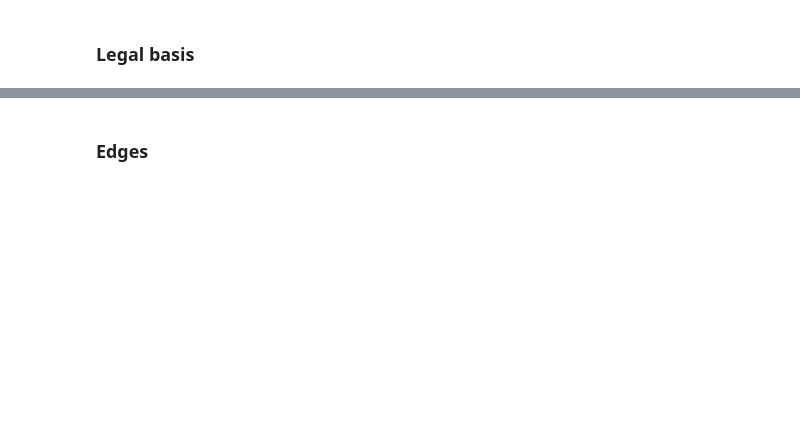
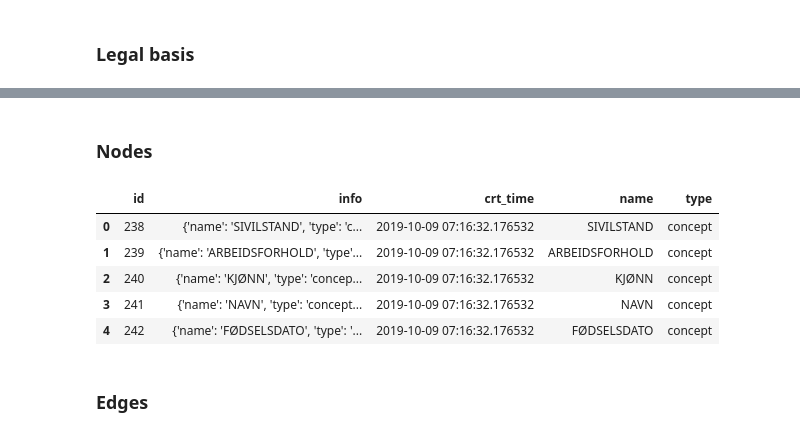
Before and after one commit to navikt/data-catalog-graph, a Jupyter notebook: notebooks/populate database.ipynb, the cells around one changed output, grey strips where cells are left out. Cells and saved outputs as stored; diff of their text form; code cells hidden in the pictures; blank space fills up the shorter version.

```diff
--- a/notebooks/populate database.ipynb
+++ b/notebooks/populate database.ipynb
@@ -167,2 +250,16 @@ df.tail()
+# %% [markdown]
+### Nodes
+# %%
+df_nodes = sqlio.read_sql_query("select * from tbl_detail", conn)
+df_nodes['name'] = df_nodes['info'].apply(lambda x : x['name'])
+df_nodes['type'] = df_nodes['info'].apply(lambda x : x['type'])
+df_nodes.head()
+# %% [output]
+|  | id | info | crt_time | name | type |
+| 0 | 238 | {'name': 'SIVILSTAND', 'type': 'c... | 2019-10-09 07:16:32.176532 | SIVILSTAND | concept |
+| 1 | 239 | {'name': 'ARBEIDSFORHOLD', 'type'... | 2019-10-09 07:16:32.176532 | ARBEIDSFORHOLD | concept |
+| 2 | 240 | {'name': 'KJØNN', 'type': 'concep... | 2019-10-09 07:16:32.176532 | KJØNN | concept |
+| 3 | 241 | {'name': 'NAVN', 'type': 'concept... | 2019-10-09 07:16:32.176532 | NAVN | concept |
+| 4 | 242 | {'name': 'FØDSELSDATO', 'type': '... | 2019-10-09 07:16:32.176532 | FØDSELSDATO | concept |
 # %% [markdown]
 ### Edges
```
Also changed, not shown: parts of 48 cells of this notebook, 3 other files.
